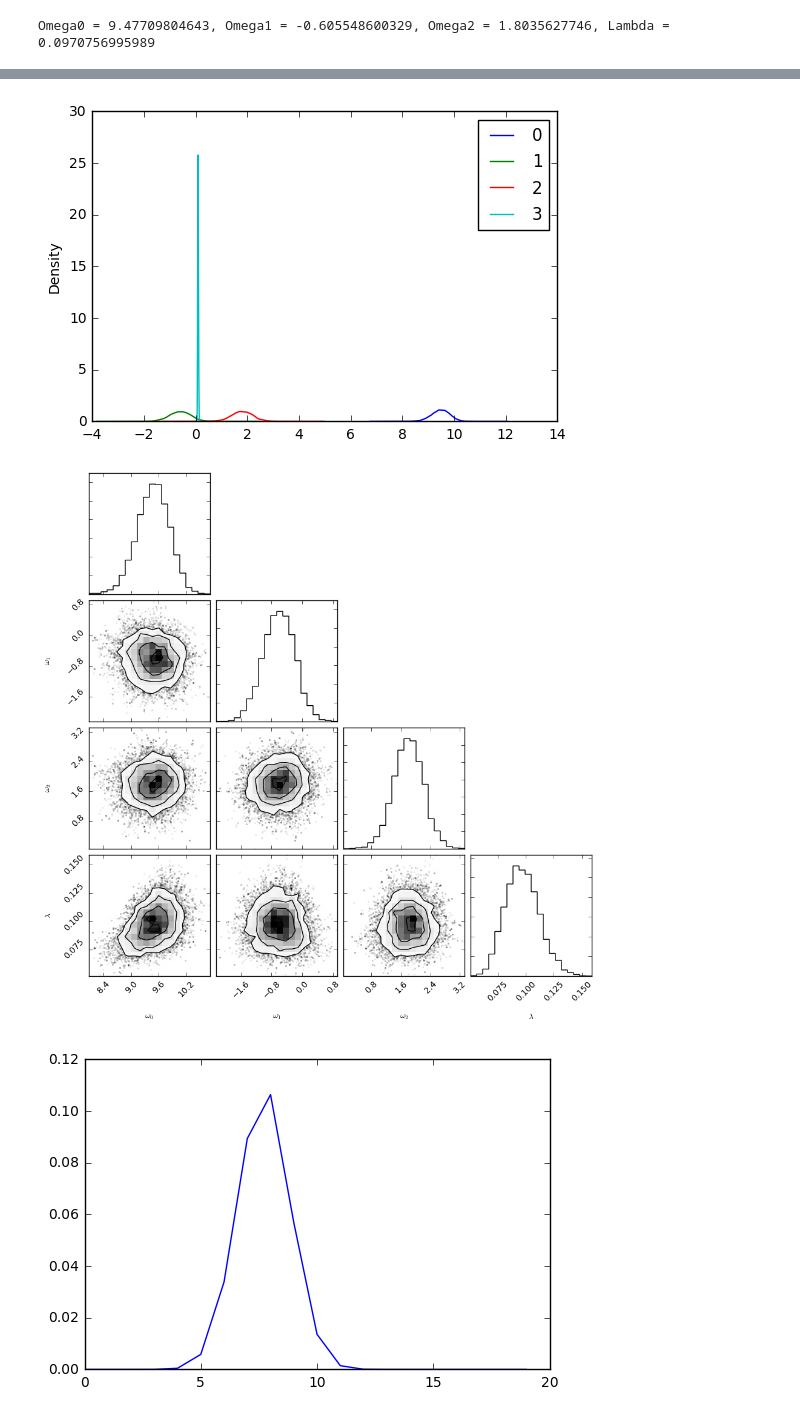
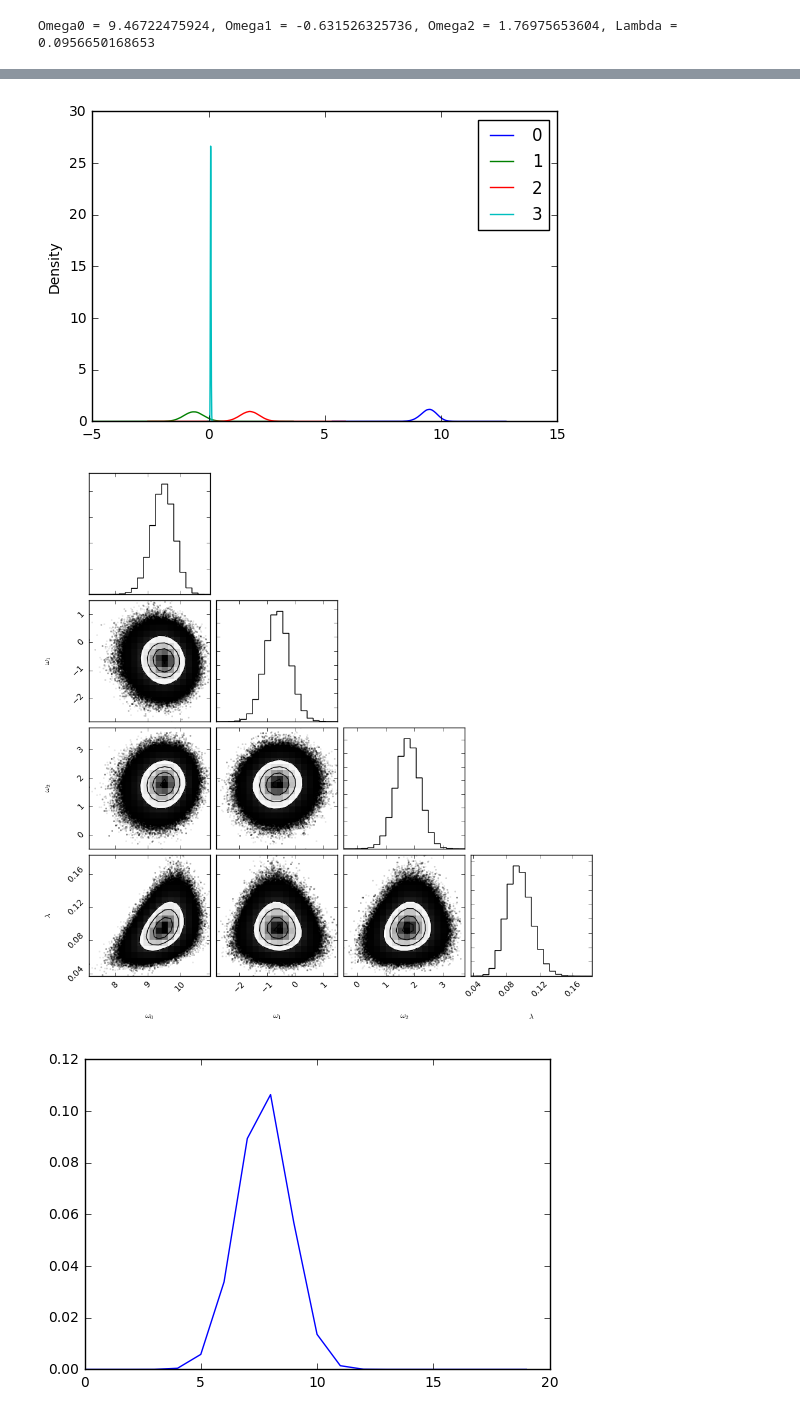
Before and after one commit to jmnosal/GA-DSI-projects, a Jupyter notebook: project-04/John Nosal Project 4 - Bayes MCMC-Final.ipynb, the cells around one changed output, grey strips where cells are left out. Saved outputs shown, nothing was run; the diff lists cells and outputs as text; code cells hidden in the pictures.

```diff
--- a/project-04/John Nosal Project 4 - Bayes MCMC-Final.ipynb
+++ b/project-04/John Nosal Project 4 - Bayes MCMC-Final.ipynb
@@ -143,7 +143,7 @@ class BayesReg:
         sampler = emcee.EnsembleSampler(self.nWalkers, self.nParameters, self.post)
         pos, prob, state = sampler.run_mcmc(p0, 1000)
         sampler.reset() #Burns off the first 1000 steps - part of best practice
-        pos, prob, state = sampler.run_mcmc(pos, 1000) #Variable number of steps for each walker
+        pos, prob, state = sampler.run_mcmc(pos, 100000) #Variable number of steps for each walker
         samples = sampler.flatchain
         self.samples = samples
         N = len(samples)
@@ -180,13 +180,13 @@ class BayesReg:
         X = np.arange(0, 20, 1)
         plt.plot(X,predictiveDist(self.p)(X))
 # %%
-tide = BayesReg(lnprob, data, 20, 4) #New instance of Class BayesReg called 'tide' - lnprob function is the posterior, data is data, 40 walkers, and four function parameters
+tide = BayesReg(lnprob, data, 40, 4) #New instance of Class BayesReg called 'tide' - lnprob function is the posterior, data is data, 40 walkers, and four function parameters
 tide.BayesTime()
 # %% [output]
-Omega0 = 9.47709804643, Omega1 = -0.605548600329, Omega2 = 1.8035627746, Lambda = 0.0970756995989
+Omega0 = 9.46722475924, Omega1 = -0.631526325736, Omega2 = 1.76975653604, Lambda = 0.0956650168653
 [figure]
-[figure, old version]
+[figure, new version]
-[figure, old version]
+[figure, new version]
 # %%
 f = lambda x, t: lambda d: np.sqrt(d[3]/(2*np.pi))*np.exp(-0.5*(x - d[0] - d[1]*np.sin(t)-d[2]*np.cos(t))**2)
 tide.predict(15,f)
```
Also changed, not shown: parts of 2 cells of this notebook.
